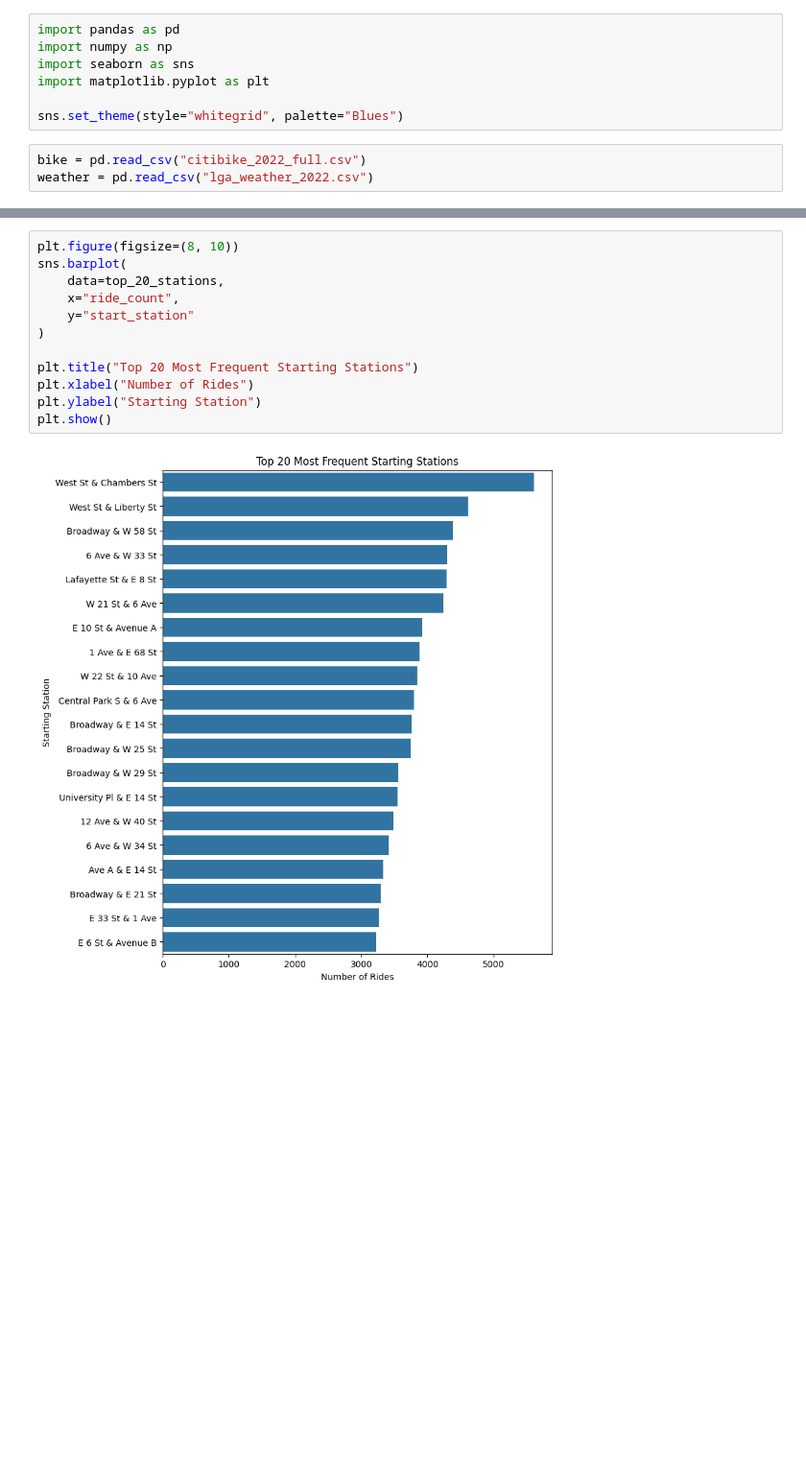
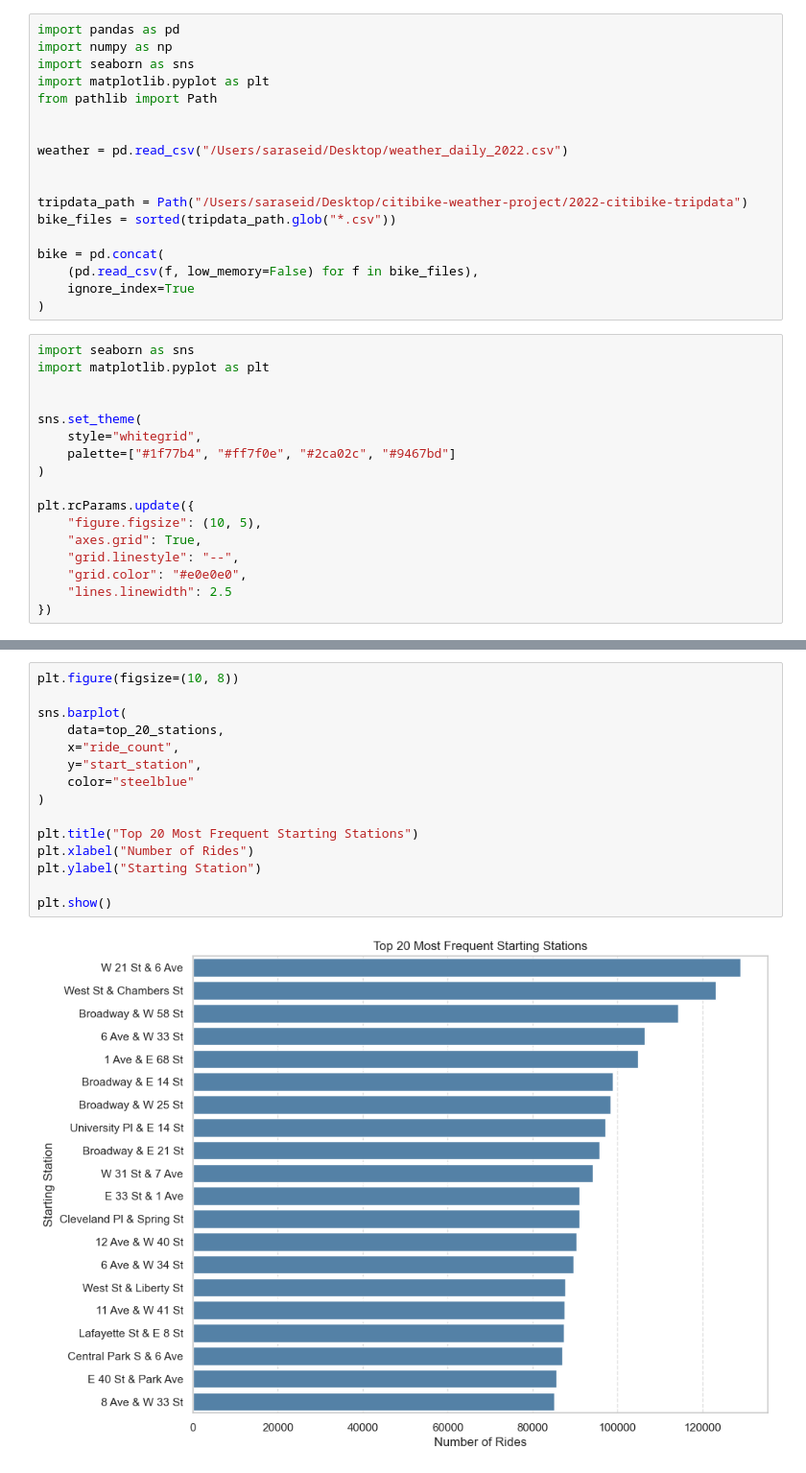
Before and after one commit to saraseid1/citibike-weather-project, a Jupyter notebook: 2.4_exercise.ipynb, the cells around one changed output, grey strips where cells are left out. Shown at 96% size. Saved outputs shown, nothing was run; the diff lists cells and outputs as text; blank space fills up the shorter version.

```diff
--- a/2.4_exercise.ipynb
+++ b/2.4_exercise.ipynb
@@ -1,10 +1,35 @@
+# %%
+import pandas as pd
+import numpy as np
+import seaborn as sns
+import matplotlib.pyplot as plt
+from pathlib import Path
+
+
+weather = pd.read_csv("/Users/saraseid/Desktop/weather_daily_2022.csv")
+
+
+tripdata_path = Path("/Users/saraseid/Desktop/citibike-weather-project/2022-citibike-tripdata")
+bike_files = sorted(tripdata_path.glob("*.csv"))
+
+bike = pd.concat(
+    (pd.read_csv(f, low_memory=False) for f in bike_files),
+    ignore_index=True
+)
 # %%
-import pandas as pd
-import numpy as np
 import seaborn as sns
 import matplotlib.pyplot as plt
 
-sns.set_theme(style="whitegrid", palette="Blues")
+
+sns.set_theme(
+    style="whitegrid",
+    palette=["#1f77b4", "#ff7f0e", "#2ca02c", "#9467bd"]
+)
+
+plt.rcParams.update({
+    "figure.figsize": (10, 5),
+    "axes.grid": True,
+    "grid.linestyle": "--",
+    "grid.color": "#e0e0e0",
+    "lines.linewidth": 2.5
+})
-# %%
-bike = pd.read_csv("citibike_2022_full.csv")
-weather = pd.read_csv("lga_weather_2022.csv")
@@ -48,14 +64,17 @@ top_20_stations
 # %%
-plt.figure(figsize=(8, 10))
+plt.figure(figsize=(10, 8))
+
 sns.barplot(
     data=top_20_stations,
     x="ride_count",
-    y="start_station"
+    y="start_station",
+    color="steelblue"
 )
 
 plt.title("Top 20 Most Frequent Starting Stations")
 plt.xlabel("Number of Rides")
 plt.ylabel("Starting Station")
+
 plt.show()
 # %% [output]
-[figure, old version]
+[figure, new version]
```
Also changed, not shown: parts of 18 cells of this notebook.
